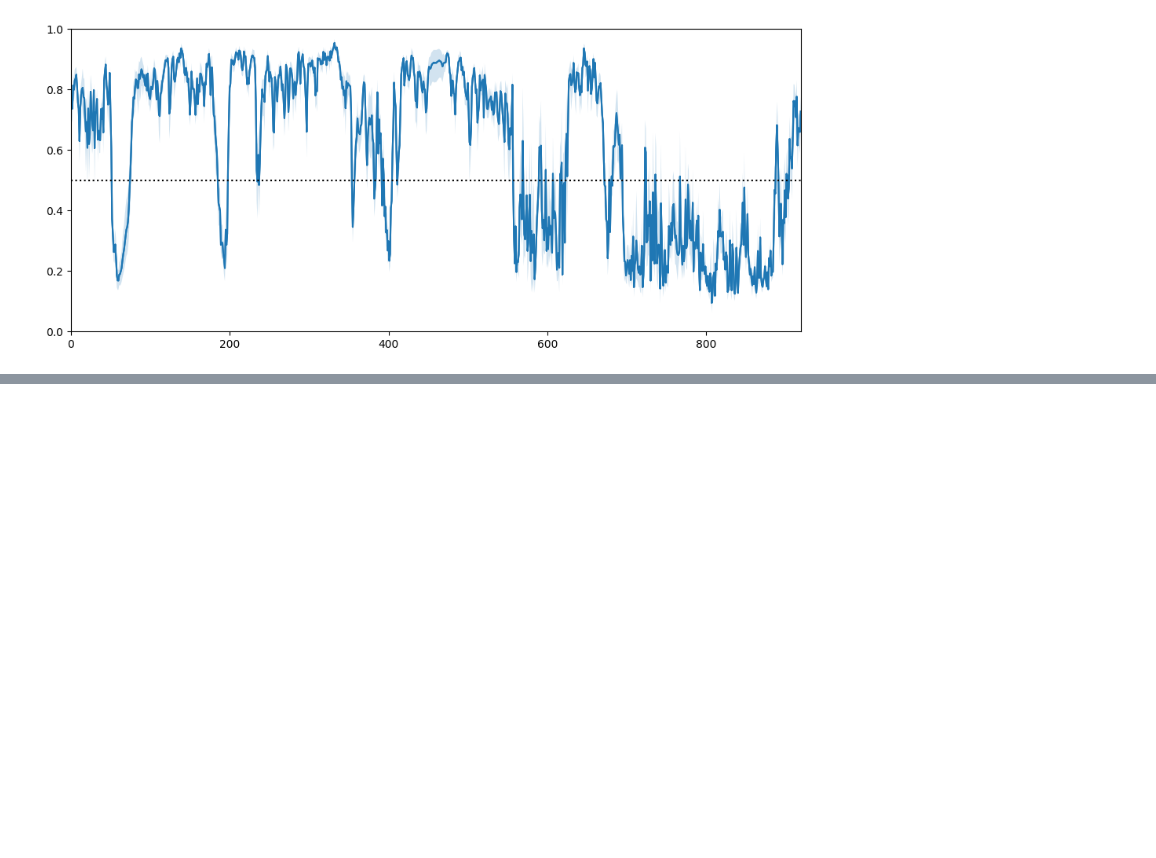
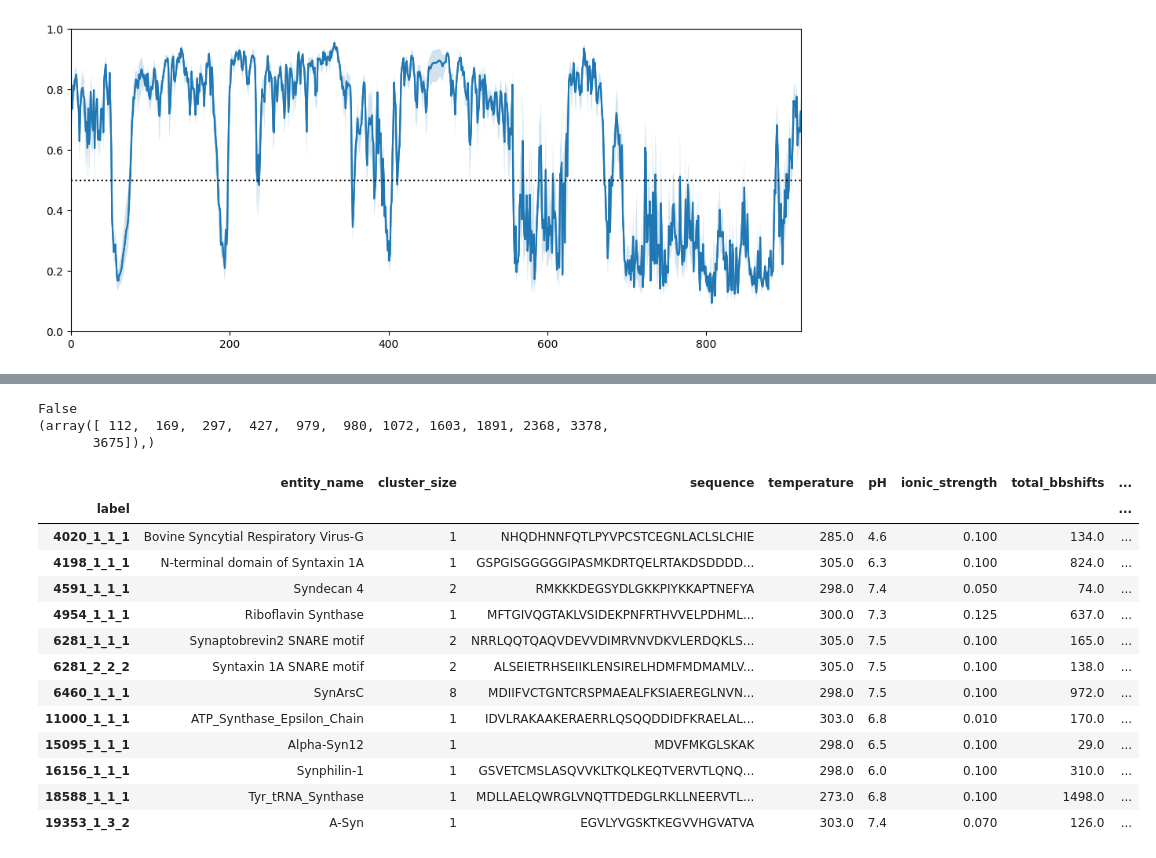
Before and after one commit to PeptoneLtd/ADOPT2g, a Jupyter notebook: notebooks/inpect.ipynb, the cells around one changed output, grey strips where cells are left out. Saved outputs shown, nothing was run; the diff lists cells and outputs as text; code cells hidden in the pictures; blank space fills up the shorter version.

```diff
--- a/notebooks/inpect.ipynb
+++ b/notebooks/inpect.ipynb
@@ -80,0 +124,24 @@ plt.show()
+# %%
+df = pd.read_csv("../datasets/cleaned_trizod_dataset.csv", index_col="label")
+a_syn_seq = "MDVFMKGLSKAKEGVVAAAEKTKQGVAEAAGKTKEGVLYVGSKTKEGVVHGVATVAEKTKEQVTNVGGAVVTGVTAVAQKTVEGAGSIAAATGFVKKDQLGKNEEGAPQEGILEDMPVDPDNEAYEMPSEEGYQDYEPEA"
+print(a_syn_seq in df["sequence"].values)
+print(np.where(["Syn" in x for x in df["entity_name"].values]))
+df.iloc[np.where(["Syn" in x for x in df["entity_name"].values])[0]]
+# %% [output]
+False
+(array([ 112,  169,  297,  427,  979,  980, 1072, 1603, 1891, 2368, 3378,
+       3675]),)
+|  | entity_name | cluster_size | sequence | temperature | pH | ionic_strength | total_bbshifts | ... |
+| label |  |  |  |  |  |  |  | ... |
+| 4020_1_1_1 | Bovine Syncytial Respiratory Virus-G | 1 | NHQDHNNFQTLPYVPCSTCEGNLACLSLCHIE | 285.0 | 4.6 | 0.100 | 134.0 | ... |
+| 4198_1_1_1 | N-terminal domain of Syntaxin 1A | 1 | GSPGISGGGGGIPASMKDRTQELRTAKDSDDDD... | 305.0 | 6.3 | 0.100 | 824.0 | ... |
+| 4591_1_1_1 | Syndecan 4 | 2 | RMKKKDEGSYDLGKKPIYKKAPTNEFYA | 298.0 | 7.4 | 0.050 | 74.0 | ... |
+| 4954_1_1_1 | Riboflavin Synthase | 1 | MFTGIVQGTAKLVSIDEKPNFRTHVVELPDHML... | 300.0 | 7.3 | 0.125 | 637.0 | ... |
+| 6281_1_1_1 | Synaptobrevin2 SNARE motif | 2 | NRRLQQTQAQVDEVVDIMRVNVDKVLERDQKLS... | 305.0 | 7.5 | 0.100 | 165.0 | ... |
+| 6281_2_2_2 | Syntaxin 1A SNARE motif | 2 | ALSEIETRHSEIIKLENSIRELHDMFMDMAMLV... | 305.0 | 7.5 | 0.100 | 138.0 | ... |
+| 6460_1_1_1 | SynArsC | 8 | MDIIFVCTGNTCRSPMAEALFKSIAEREGLNVN... | 298.0 | 7.5 | 0.100 | 972.0 | ... |
+| 11000_1_1_1 | ATP_Synthase_Epsilon_Chain | 1 | IDVLRAKAAKERAERRLQSQQDDIDFKRAELAL... | 303.0 | 6.8 | 0.010 | 170.0 | ... |
+| 15095_1_1_1 | Alpha-Syn12 | 1 | MDVFMKGLSKAK | 298.0 | 6.5 | 0.100 | 29.0 | ... |
+| 16156_1_1_1 | Synphilin-1 | 1 | GSVETCMSLASQVVKLTKQLKEQTVERVTLQNQ... | 298.0 | 6.0 | 0.100 | 310.0 | ... |
+| 18588_1_1_1 | Tyr_tRNA_Synthase | 1 | MDLLAELQWRGLVNQTTDEDGLRKLLNEERVTL... | 273.0 | 6.8 | 0.100 | 1498.0 | ... |
+| 19353_1_3_2 | A-Syn | 1 | EGVLYVGSKTKEGVVHGVATVA | 303.0 | 7.4 | 0.070 | 126.0 | ... |
```
Also changed, not shown: parts of 3 cells of this notebook, 2 other files.
